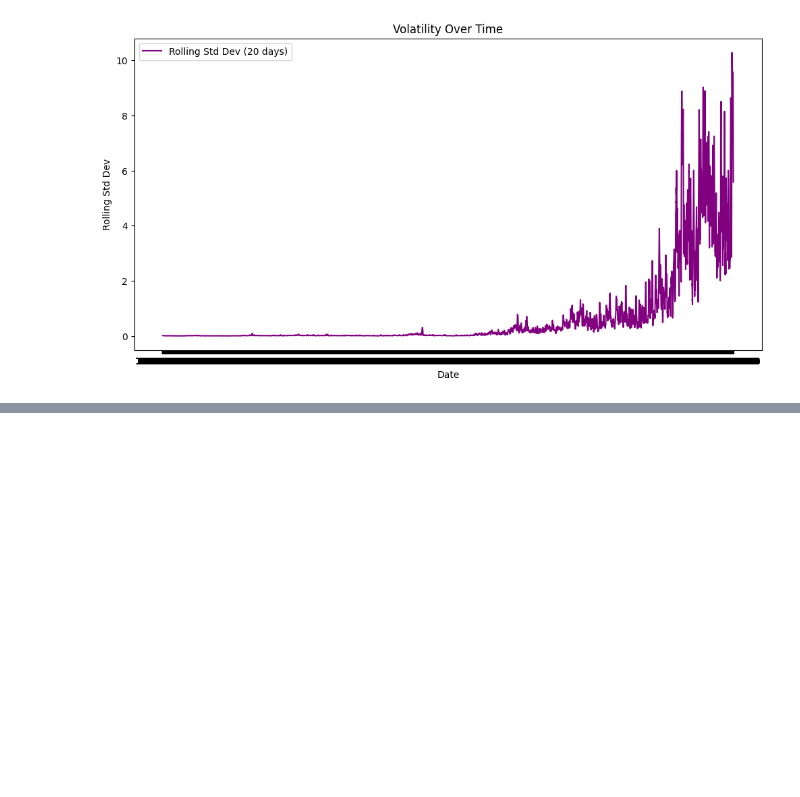
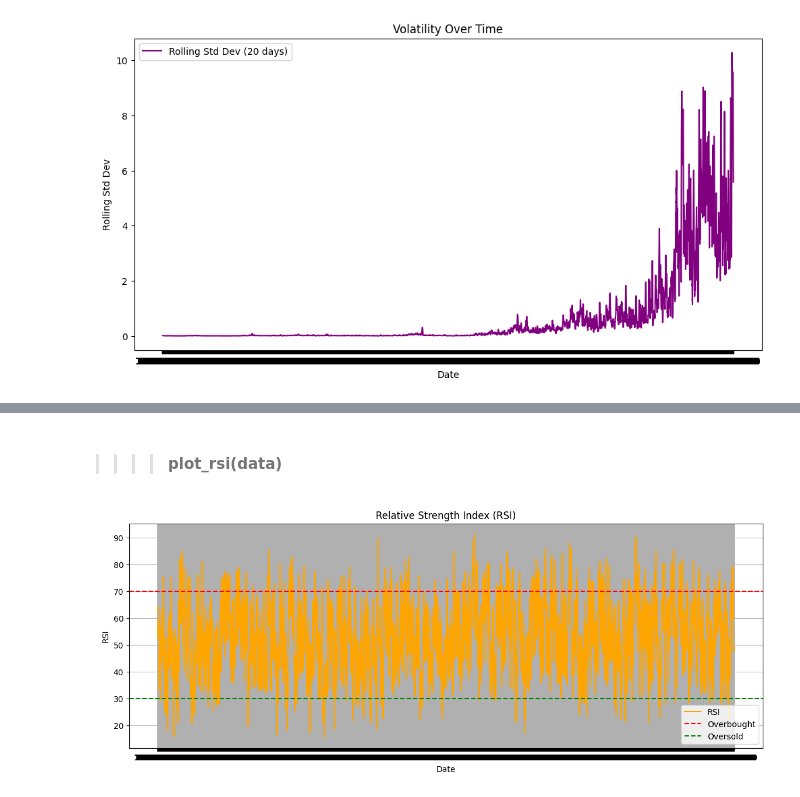
Before and after one commit to naolatomsa/Nova-Financial-Solutions, a Jupyter notebook: notebooks/qualitative-analysis/APPL.ipynb, the cells around one changed output, grey strips where cells are left out. Cells and saved outputs as stored; diff of their text form; code cells hidden in the pictures; blank space fills up the shorter version.

```diff
--- a/notebooks/qualitative-analysis/APPL.ipynb
+++ b/notebooks/qualitative-analysis/APPL.ipynb
@@ -128,0 +178,7 @@ plot_volatility(data, 'Close', 'Date')
+# %% [markdown]
+>>>>#### plot_rsi(data)
+# %%
+from scripts.edaAndQuantitativeAnalysis import plot_rsi
+plot_rsi(data)
+# %% [output]
+[figure, added]
```
Also changed, not shown: parts of 14 cells of this notebook.
